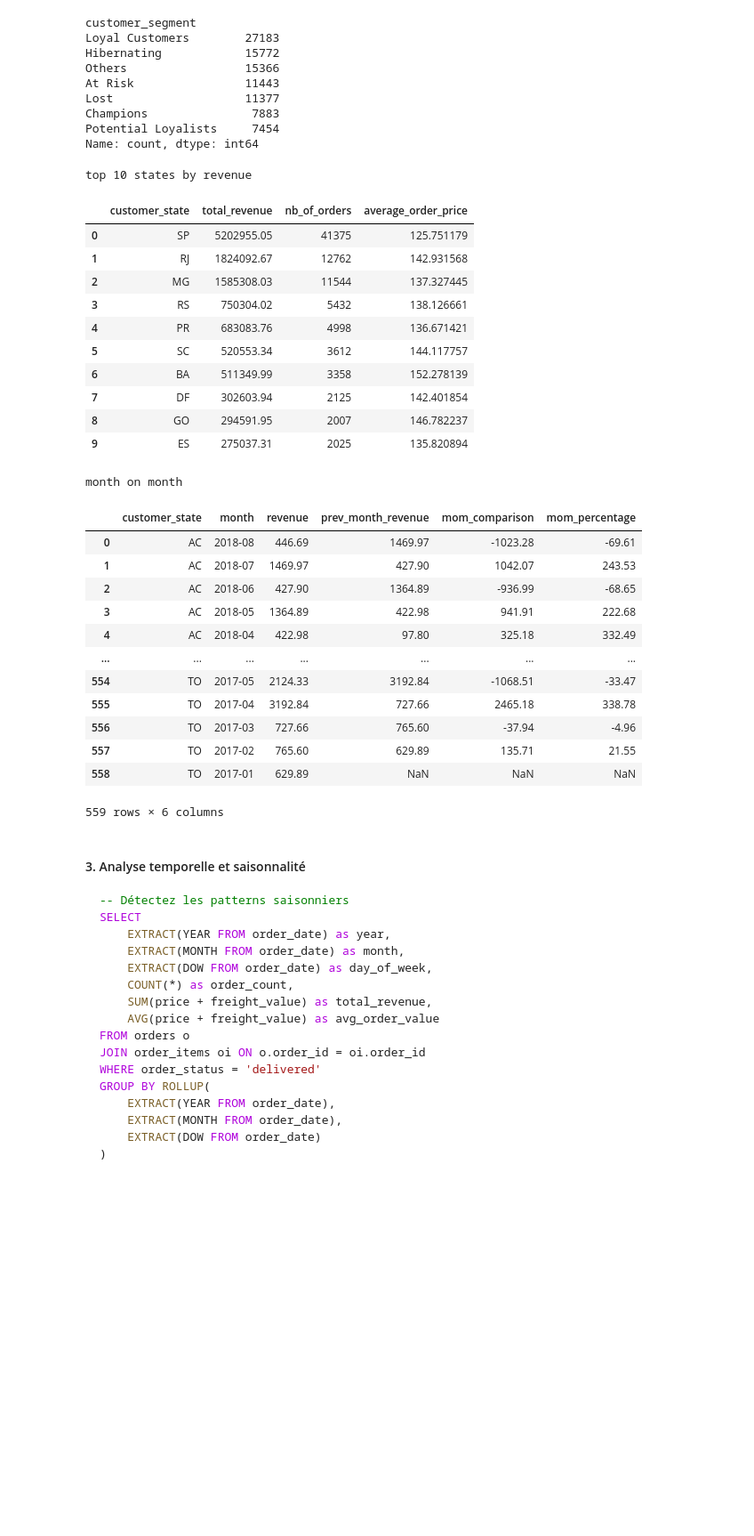
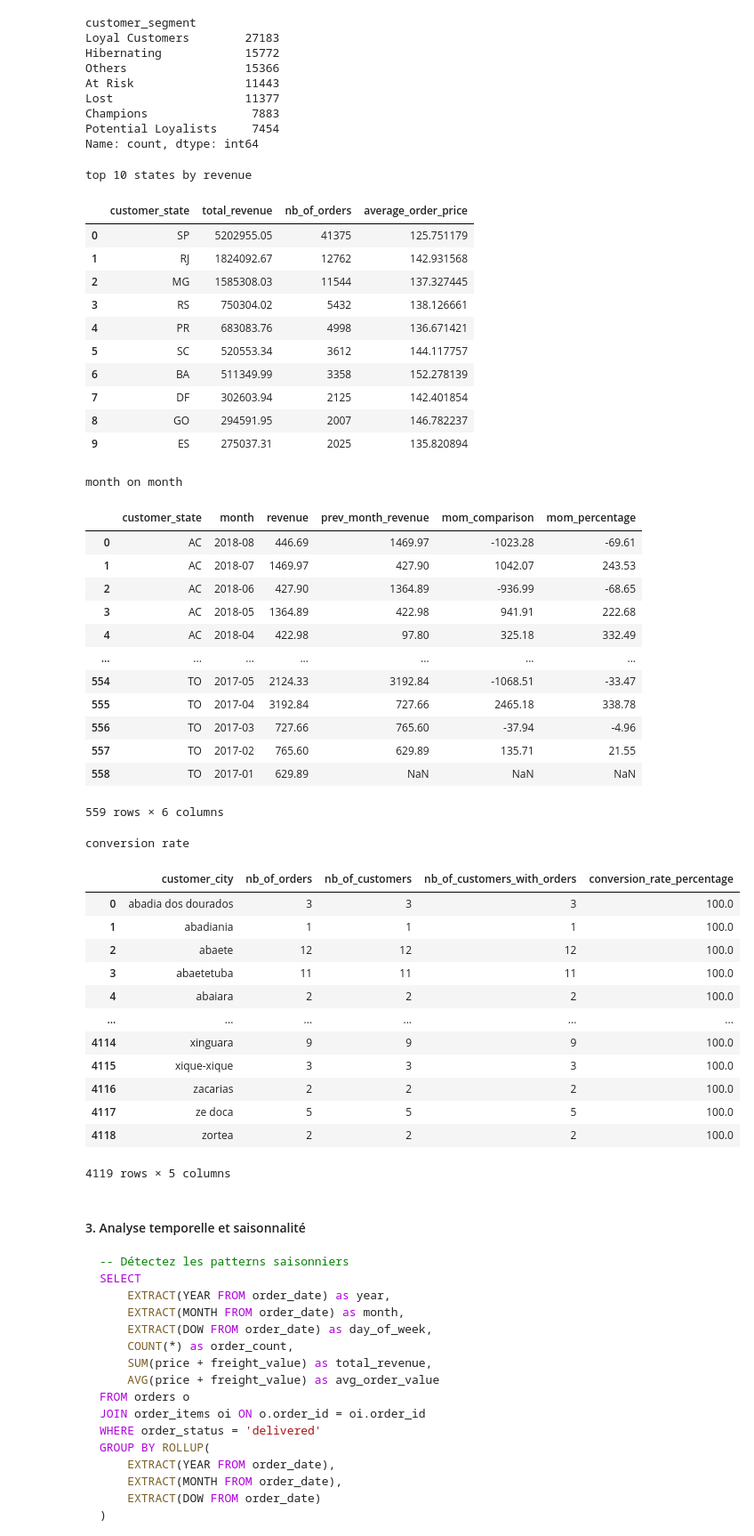
Before and after one commit to 17matb/data-analysis-solution, a Jupyter notebook: Notebook_2_Analyse_e_commerce_avec_PostgreSQL_en_ligne.ipynb, the cells around one changed output. Shown at 89% size. Cells and saved outputs as stored; diff of their text form; code cells hidden in the pictures; blank space fills up the shorter version.

Commit message:
added conversion rate

````diff
--- a/Notebook_2_Analyse_e_commerce_avec_PostgreSQL_en_ligne.ipynb
+++ b/Notebook_2_Analyse_e_commerce_avec_PostgreSQL_en_ligne.ipynb
@@ -572,6 +572,25 @@ def geographic_sales_analysis():
         ORDER BY customer_state, month DESC
     '''
 
+    query_conversion = '''
+        WITH conversion_rate AS (
+            SELECT
+                c.customer_city,
+                COUNT(o.order_id) AS nb_of_orders,
+                COUNT(DISTINCT c.customer_id) AS nb_of_customers,
+                COUNT(DISTINCT CASE WHEN o.order_id IS NOT NULL THEN c.customer_id END) AS nb_of_customers_with_orders,
+                ROUND(
+                    COUNT(DISTINCT CASE WHEN o.order_id IS NOT NULL THEN c.customer_id END) * 100 / COUNT(DISTINCT c.customer_id),
+                    2
+                ) AS conversion_rate_percentage
+            FROM customers c
+            LEFT JOIN orders o ON c.customer_id = o.customer_id
+            GROUP BY c.customer_city
+        )
+
+        SELECT * FROM conversion_rate
+    '''
+
     top_states = pd.read_sql(query_top_states, engine)
     print('top 10 states by revenue')
     display(top_states)
@@ -579,36 +598,53 @@ def geographic_sales_analysis():
     mom = pd.read_sql(query_mom, engine)
     print('month on month')
     display(mom)
-    return
+
+    conversion_rate = pd.read_sql(query_conversion, engine)
+    print('conversion rate')
+    display(conversion_rate)
 
 geographic_sales_analysis()
 # %% [output]
 top 10 states by revenue
 |  | customer_state | total_revenue | nb_of_orders | average_order_price |
 | 0 | SP | 5202955.05 | 41375 | 125.751179 |
 | 1 | RJ | 1824092.67 | 12762 | 142.931568 |
 | 2 | MG | 1585308.03 | 11544 | 137.327445 |
 | 3 | RS | 750304.02 | 5432 | 138.126661 |
 | 4 | PR | 683083.76 | 4998 | 136.671421 |
 | 5 | SC | 520553.34 | 3612 | 144.117757 |
 | 6 | BA | 511349.99 | 3358 | 152.278139 |
 | 7 | DF | 302603.94 | 2125 | 142.401854 |
 | 8 | GO | 294591.95 | 2007 | 146.782237 |
 | 9 | ES | 275037.31 | 2025 | 135.820894 |
 month on month
 |  | customer_state | month | revenue | prev_month_revenue | mom_comparison | mom_percentage |
 | 0 | AC | 2018-08 | 446.69 | 1469.97 | -1023.28 | -69.61 |
 | 1 | AC | 2018-07 | 1469.97 | 427.90 | 1042.07 | 243.53 |
 | 2 | AC | 2018-06 | 427.90 | 1364.89 | -936.99 | -68.65 |
 | 3 | AC | 2018-05 | 1364.89 | 422.98 | 941.91 | 222.68 |
 | 4 | AC | 2018-04 | 422.98 | 97.80 | 325.18 | 332.49 |
 | ... | ... | ... | ... | ... | ... | ... |
 | 554 | TO | 2017-05 | 2124.33 | 3192.84 | -1068.51 | -33.47 |
 | 555 | TO | 2017-04 | 3192.84 | 727.66 | 2465.18 | 338.78 |
 | 556 | TO | 2017-03 | 727.66 | 765.60 | -37.94 | -4.96 |
 | 557 | TO | 2017-02 | 765.60 | 629.89 | 135.71 | 21.55 |
 | 558 | TO | 2017-01 | 629.89 | NaN | NaN | NaN |
 559 rows × 6 columns
+conversion rate
+|  | customer_city | nb_of_orders | nb_of_customers | nb_of_customers_with_orders | conversion_rate_percentage |
+| 0 | abadia dos dourados | 3 | 3 | 3 | 100.0 |
+| 1 | abadiania | 1 | 1 | 1 | 100.0 |
+| 2 | abaete | 12 | 12 | 12 | 100.0 |
+| 3 | abaetetuba | 11 | 11 | 11 | 100.0 |
+| 4 | abaiara | 2 | 2 | 2 | 100.0 |
+| ... | ... | ... | ... | ... | ... |
+| 4114 | xinguara | 9 | 9 | 9 | 100.0 |
+| 4115 | xique-xique | 3 | 3 | 3 | 100.0 |
+| 4116 | zacarias | 2 | 2 | 2 | 100.0 |
+| 4117 | ze doca | 5 | 5 | 5 | 100.0 |
+| 4118 | zortea | 2 | 2 | 2 | 100.0 |
+4119 rows × 5 columns
 # %% [markdown]
 #### 3. Analyse temporelle et saisonnalité
 ```sql
````
